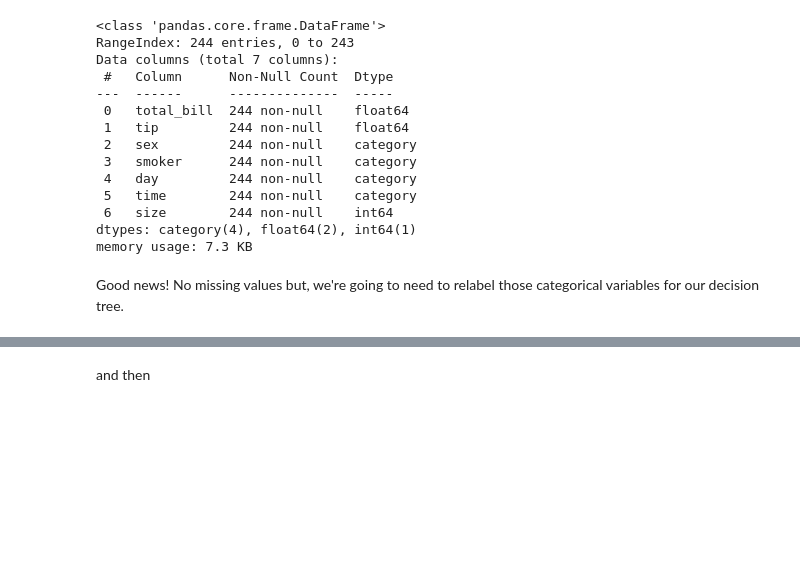
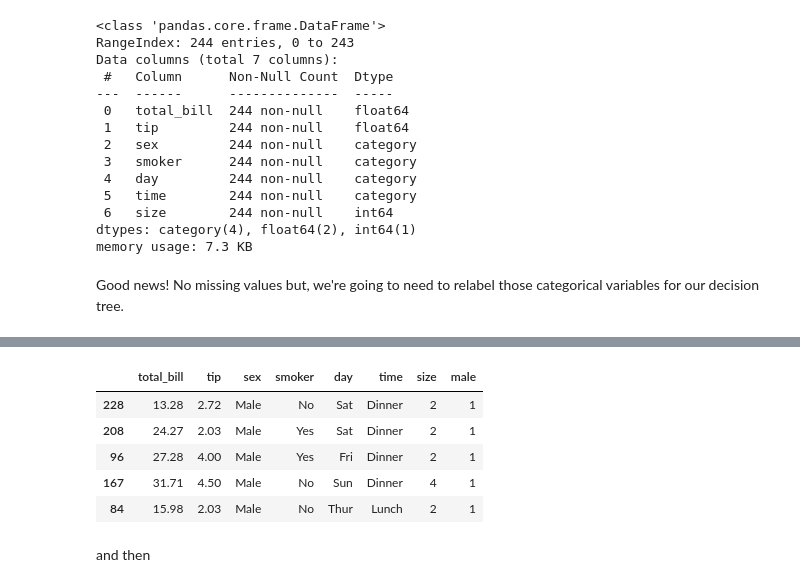
Before and after one commit to educatorsRlearners/an-a-z-of-machine-learning, a Jupyter notebook: _notebooks/2020-05-26-d-is-for-decision-tree.ipynb, the cells around one changed output, grey strips where cells are left out. Saved outputs shown, nothing was run; the diff lists cells and outputs as text; code cells hidden in the pictures; blank space fills up the shorter version.

```diff
--- a/_notebooks/2020-05-26-d-is-for-decision-tree.ipynb
+++ b/_notebooks/2020-05-26-d-is-for-decision-tree.ipynb
@@ -125,3 +125,12 @@ X_new = iris.data[:, 2:] # petal length and width
+# %%
+train_set.head()
+# %% [output]
+|  | total_bill | tip | sex | smoker | day | time | size | male |
+| 228 | 13.28 | 2.72 | Male | No | Sat | Dinner | 2 | 1 |
+| 208 | 24.27 | 2.03 | Male | Yes | Sat | Dinner | 2 | 1 |
+| 96 | 27.28 | 4.00 | Male | Yes | Fri | Dinner | 2 | 1 |
+| 167 | 31.71 | 4.50 | Male | No | Sun | Dinner | 4 | 1 |
+| 84 | 15.98 | 2.03 | Male | No | Thur | Lunch | 2 | 1 |
 # %% [markdown]
 and then
 # %% [markdown]
```
Also changed, not shown: parts of 19 cells of this notebook.
